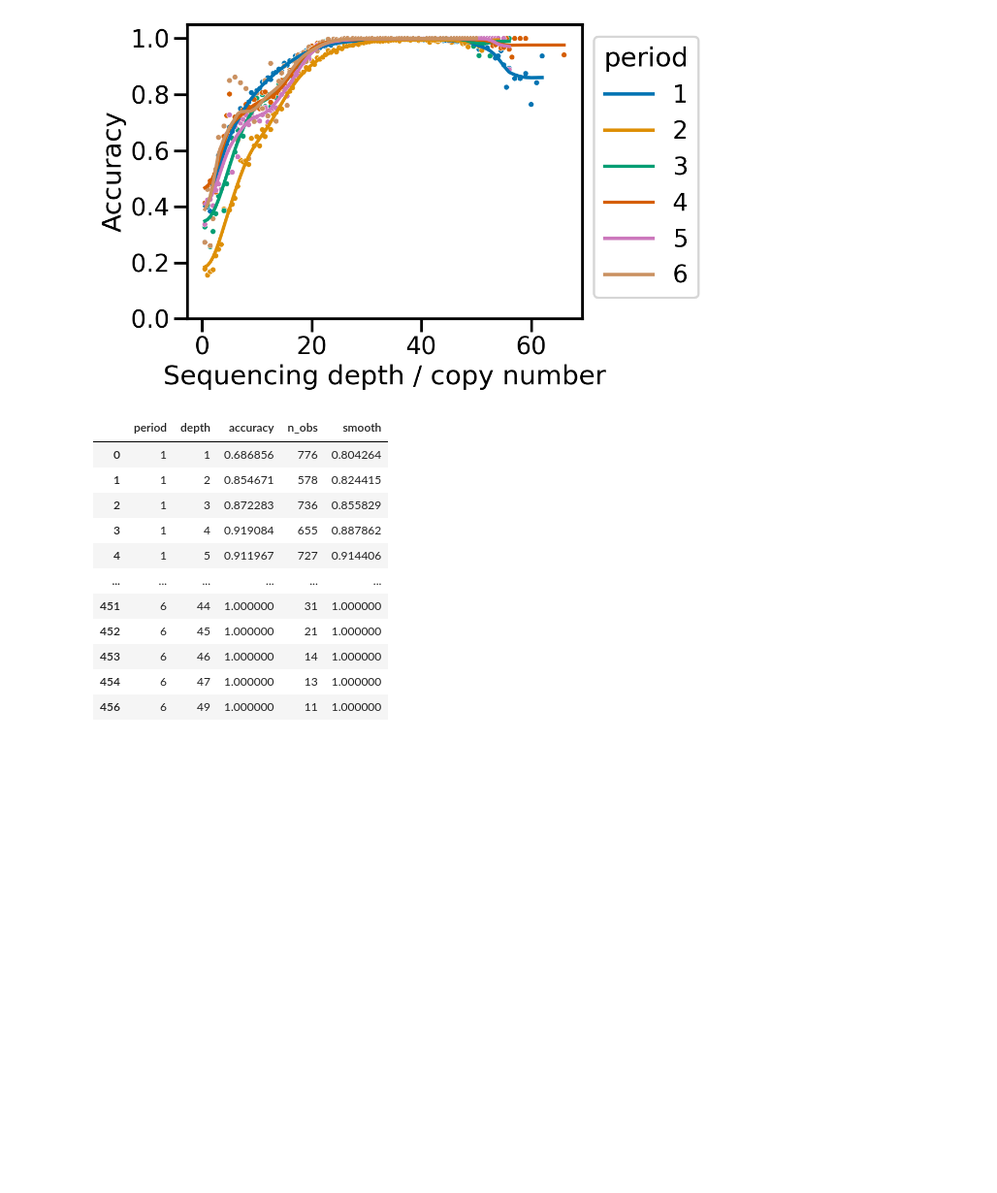
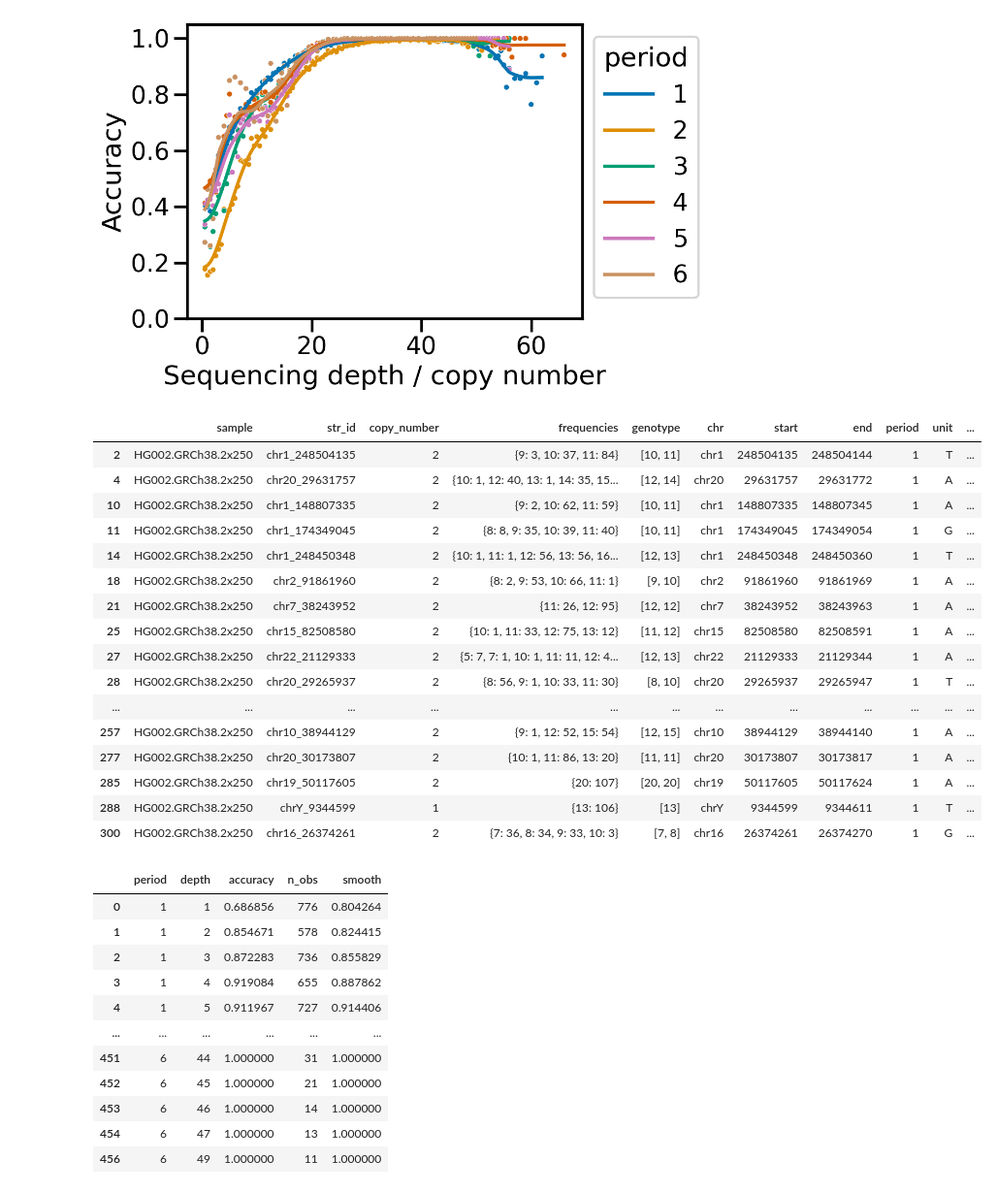
Before and after one commit to acg-team/ConSTRain-analyses, a Jupyter notebook: analyses/HG002/2024-03-04_haplotypes_vs_illumina.ipynb, the cells around one changed output. Shown at 97% size. Drawn from its saved outputs; the diff is of its cells as text; code cells hidden in the pictures; blank space fills up the shorter version.

Commit message:
Added notebook to compare GangSTR STR calls with HG002 haplotypes

```diff
--- a/analyses/HG002/2024-03-04_haplotypes_vs_illumina.ipynb
+++ b/analyses/HG002/2024-03-04_haplotypes_vs_illumina.ipynb
@@ -340,6 +344,33 @@ ax.get_legend().set(bbox_to_anchor=(1, 1))
 plt.show()
 # %% [output]
 [figure]
+# %%
+(
+    df_hg002
+        .query("period == 1 & depth > 100 & depth < 125")
+        .sort_values("depth", ascending= False)
+        .merge(df_strs_haplotypes[["str_id", "haplo_region_len"]], on="str_id")
+        .query("illumina_region_len != haplo_region_len")
+        .head(50)
+)
+# %% [output]
+|  | sample | str_id | copy_number | frequencies | genotype | chr | start | end | period | unit | ... |
+| 2 | HG002.GRCh38.2x250 | chr1_248504135 | 2 | {9: 3, 10: 37, 11: 84} | [10, 11] | chr1 | 248504135 | 248504144 | 1 | T | ... |
+| 4 | HG002.GRCh38.2x250 | chr20_29631757 | 2 | {10: 1, 12: 40, 13: 1, 14: 35, 15... | [12, 14] | chr20 | 29631757 | 29631772 | 1 | A | ... |
+| 10 | HG002.GRCh38.2x250 | chr1_148807335 | 2 | {9: 2, 10: 62, 11: 59} | [10, 11] | chr1 | 148807335 | 148807345 | 1 | A | ... |
+| 11 | HG002.GRCh38.2x250 | chr1_174349045 | 2 | {8: 8, 9: 35, 10: 39, 11: 40} | [10, 11] | chr1 | 174349045 | 174349054 | 1 | G | ... |
+| 14 | HG002.GRCh38.2x250 | chr1_248450348 | 2 | {10: 1, 11: 1, 12: 56, 13: 56, 16... | [12, 13] | chr1 | 248450348 | 248450360 | 1 | T | ... |
+| 18 | HG002.GRCh38.2x250 | chr2_91861960 | 2 | {8: 2, 9: 53, 10: 66, 11: 1} | [9, 10] | chr2 | 91861960 | 91861969 | 1 | A | ... |
+| 21 | HG002.GRCh38.2x250 | chr7_38243952 | 2 | {11: 26, 12: 95} | [12, 12] | chr7 | 38243952 | 38243963 | 1 | A | ... |
+| 25 | HG002.GRCh38.2x250 | chr15_82508580 | 2 | {10: 1, 11: 33, 12: 75, 13: 12} | [11, 12] | chr15 | 82508580 | 82508591 | 1 | A | ... |
+| 27 | HG002.GRCh38.2x250 | chr22_21129333 | 2 | {5: 7, 7: 1, 10: 1, 11: 11, 12: 4... | [12, 13] | chr22 | 21129333 | 21129344 | 1 | A | ... |
+| 28 | HG002.GRCh38.2x250 | chr20_29265937 | 2 | {8: 56, 9: 1, 10: 33, 11: 30} | [8, 10] | chr20 | 29265937 | 29265947 | 1 | T | ... |
+| ... | ... | ... | ... | ... | ... | ... | ... | ... | ... | ... | ... |
+| 257 | HG002.GRCh38.2x250 | chr10_38944129 | 2 | {9: 1, 12: 52, 15: 54} | [12, 15] | chr10 | 38944129 | 38944140 | 1 | A | ... |
+| 277 | HG002.GRCh38.2x250 | chr20_30173807 | 2 | {10: 1, 11: 86, 13: 20} | [11, 11] | chr20 | 30173807 | 30173817 | 1 | A | ... |
+| 285 | HG002.GRCh38.2x250 | chr19_50117605 | 2 | {20: 107} | [20, 20] | chr19 | 50117605 | 50117624 | 1 | A | ... |
+| 288 | HG002.GRCh38.2x250 | chrY_9344599 | 1 | {13: 106} | [13] | chrY | 9344599 | 9344611 | 1 | T | ... |
+| 300 | HG002.GRCh38.2x250 | chr16_26374261 | 2 | {7: 36, 8: 34, 9: 33, 10: 3} | [7, 8] | chr16 | 26374261 | 26374270 | 1 | G | ... |
 # %%
 max_period = 6
 max_depth = 200
```
Also changed, not shown: parts of 1 cell of this notebook, 2 other files.
